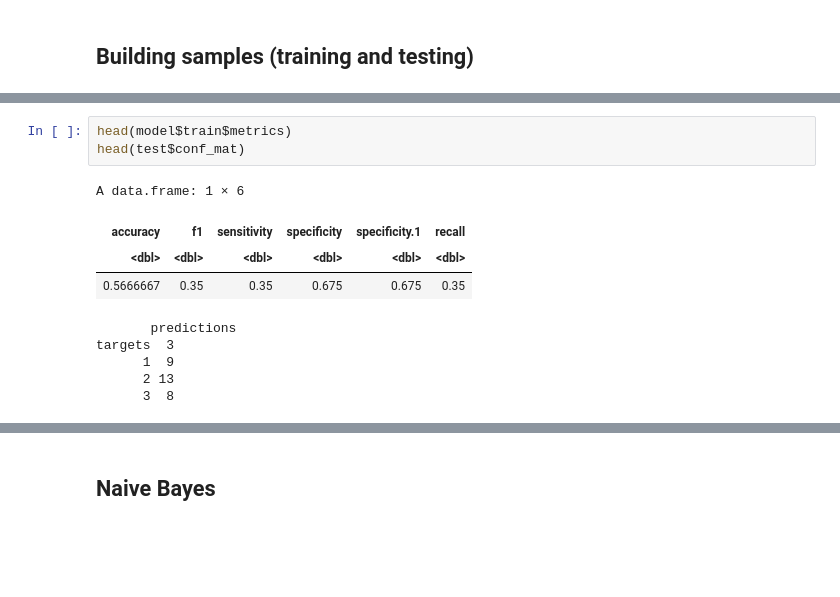
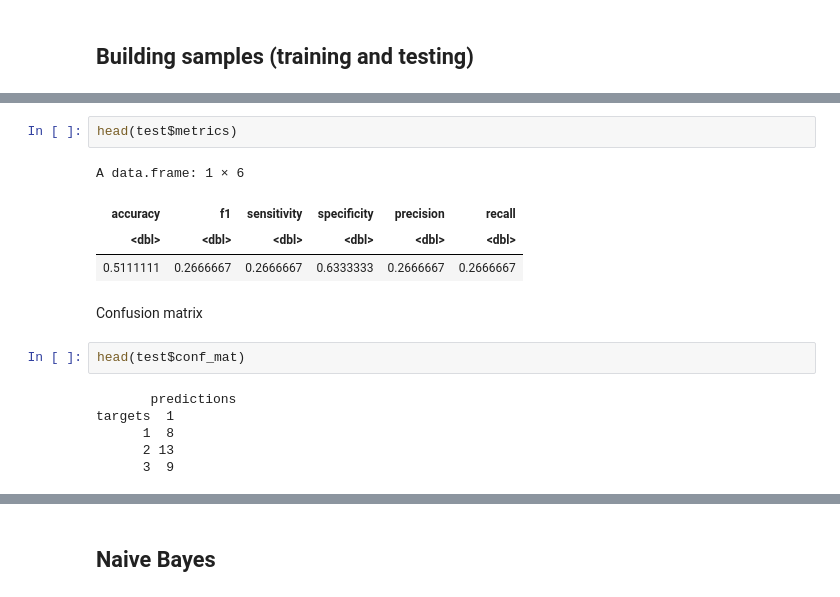
Before and after one commit to eogasawara/mylibrary, a Jupyter notebook: myPredictions.ipynb, the cells around one changed output, grey strips where cells are left out. Saved outputs shown, nothing was run; the diff lists cells and outputs as text; blank space fills up the shorter version.

```diff
--- a/myPredictions.ipynb
+++ b/myPredictions.ipynb
@@ -63,13 +63,17 @@ Quality of prediction using R0
+# %%
+head(test$metrics)
+# %% [output]
+A data.frame: 1 × 6
+| accuracy | f1 | sensitivity | specificity | precision | recall |
+| <dbl> | <dbl> | <dbl> | <dbl> | <dbl> | <dbl> |
+| 0.5111111 | 0.2666667 | 0.2666667 | 0.6333333 | 0.2666667 | 0.2666667 |
+# %% [markdown]
+Confusion matrix
 # %%
-head(model$train$metrics)
 head(test$conf_mat)
 # %% [output]
-A data.frame: 1 × 6
+       predictions
+targets  1
+      1  8
+      2 13
+      3  9
-| accuracy | f1 | sensitivity | specificity | specificity.1 | recall |
-| <dbl> | <dbl> | <dbl> | <dbl> | <dbl> | <dbl> |
-| 0.5666667 | 0.35 | 0.35 | 0.675 | 0.675 | 0.35 |
-       predictions
-targets  3
-      1  9
-      2 13
-      3  8
```
Also changed, not shown: parts of 43 cells of this notebook.
